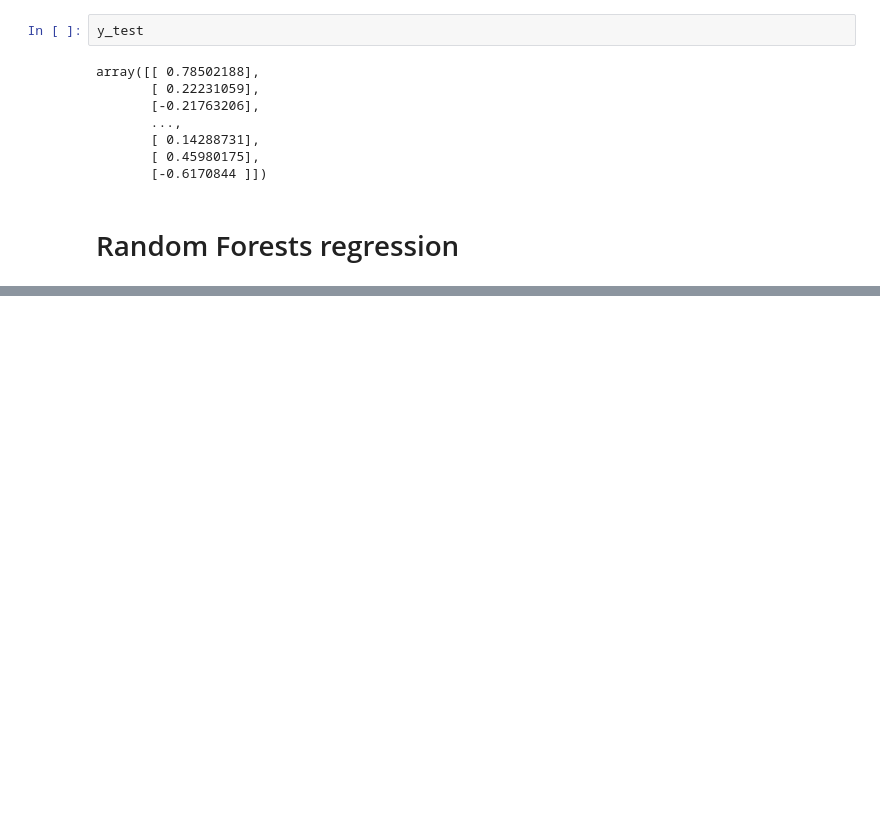
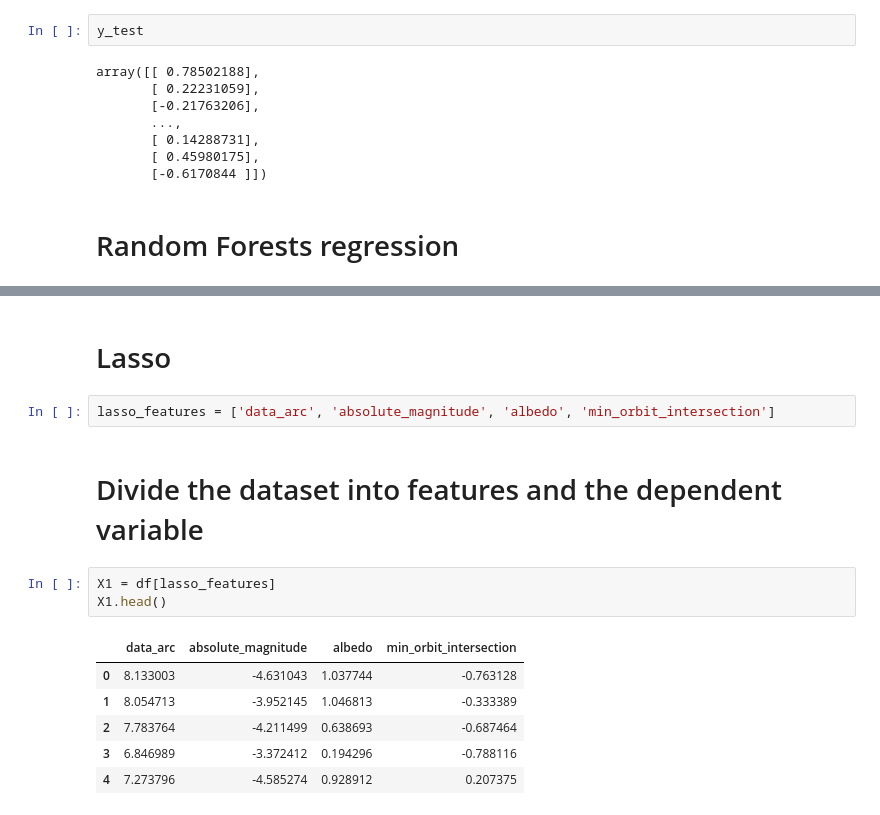
Before and after one commit to raghavSharmaCode/512-project-group-24, a Jupyter notebook: code/models.ipynb, the cells around one changed output, grey strips where cells are left out. Cells and saved outputs as stored; diff of their text form; blank space fills up the shorter version.

```diff
--- a/code/models.ipynb
+++ b/code/models.ipynb
@@ -163,0 +181,16 @@ print("The best model after tuning looks like:", grid.best_estimator_)
+# %% [markdown]
+# Lasso
+# %%
+lasso_features = ['data_arc', 'absolute_magnitude', 'albedo', 'min_orbit_intersection']
+# %% [markdown]
+# Divide the dataset into features and the dependent variable
+# %%
+X1 = df[lasso_features]
+X1.head()
+# %% [output]
+|  | data_arc | absolute_magnitude | albedo | min_orbit_intersection |
+| 0 | 8.133003 | -4.631043 | 1.037744 | -0.763128 |
+| 1 | 8.054713 | -3.952145 | 1.046813 | -0.333389 |
+| 2 | 7.783764 | -4.211499 | 0.638693 | -0.687464 |
+| 3 | 6.846989 | -3.372412 | 0.194296 | -0.788116 |
+| 4 | 7.273796 | -4.585274 | 0.928912 | 0.207375 |
```
Also changed, not shown: parts of 19 cells of this notebook, 1 other file.
